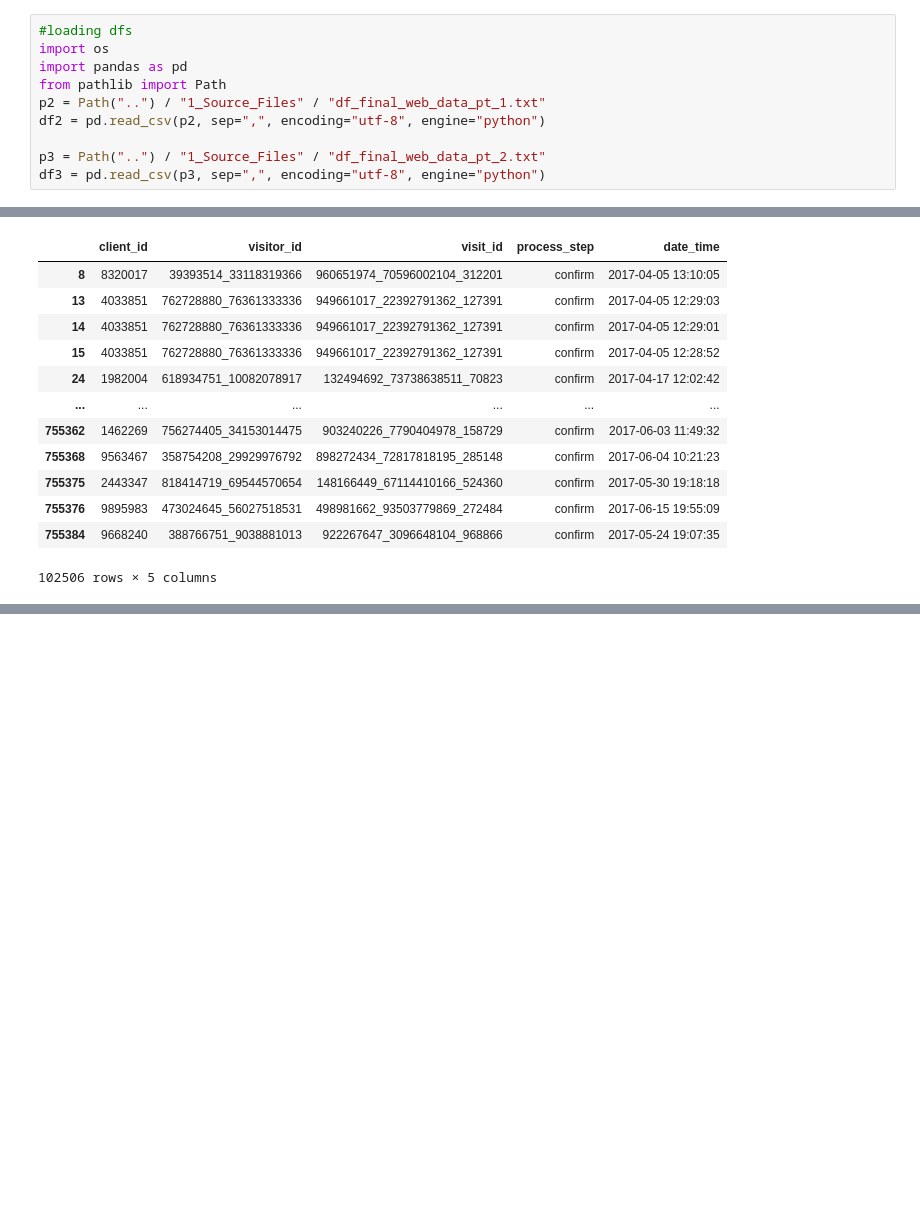
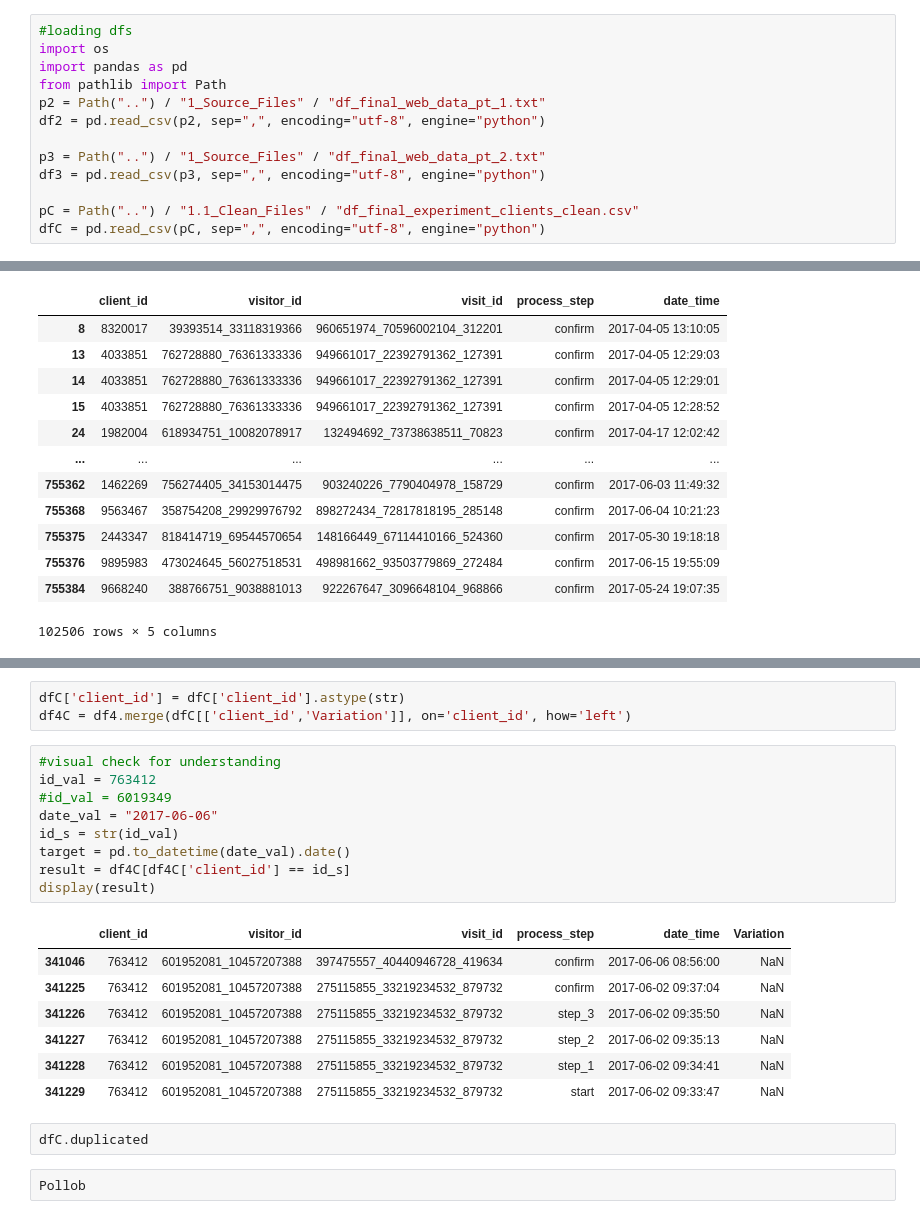
Before and after one commit to bloodnickel/project_2, a Jupyter notebook: 2_Python_Notebook/mykyta.ipynb, the cells around one changed output, grey strips where cells are left out. Saved outputs shown, nothing was run; the diff lists cells and outputs as text; blank space fills up the shorter version.

```diff
--- a/2_Python_Notebook/mykyta.ipynb
+++ b/2_Python_Notebook/mykyta.ipynb
@@ -8,4 +8,7 @@ df2 = pd.read_csv(p2, sep=",", encoding="utf-8", engine="python")
 
 p3 = Path("..") / "1_Source_Files" / "df_final_web_data_pt_2.txt"
 df3 = pd.read_csv(p3, sep=",", encoding="utf-8", engine="python")
+
+pC = Path("..") / "1.1_Clean_Files" / "df_final_experiment_clients_clean.csv"
+dfC = pd.read_csv(pC, sep=",", encoding="utf-8", engine="python")
 # %%
@@ -179,0 +199,24 @@ result2.to_excel("crosstab_by_true_count.xlsx", sheet_name="crosstab", index=Tru
+# %%
+dfC['client_id'] = dfC['client_id'].astype(str)
+df4C = df4.merge(dfC[['client_id','Variation']], on='client_id', how='left')
+# %%
+#visual check for understanding
+id_val = 763412
+#id_val = 6019349
+date_val = "2017-06-06"
+id_s = str(id_val)
+target = pd.to_datetime(date_val).date()
+result = df4C[df4C['client_id'] == id_s]
+display(result)
+# %% [output]
+|  | client_id | visitor_id | visit_id | process_step | date_time | Variation |
+| 341046 | 763412 | 601952081_10457207388 | 397475557_40440946728_419634 | confirm | 2017-06-06 08:56:00 | NaN |
+| 341225 | 763412 | 601952081_10457207388 | 275115855_33219234532_879732 | confirm | 2017-06-02 09:37:04 | NaN |
+| 341226 | 763412 | 601952081_10457207388 | 275115855_33219234532_879732 | step_3 | 2017-06-02 09:35:50 | NaN |
+| 341227 | 763412 | 601952081_10457207388 | 275115855_33219234532_879732 | step_2 | 2017-06-02 09:35:13 | NaN |
+| 341228 | 763412 | 601952081_10457207388 | 275115855_33219234532_879732 | step_1 | 2017-06-02 09:34:41 | NaN |
+| 341229 | 763412 | 601952081_10457207388 | 275115855_33219234532_879732 | start | 2017-06-02 09:33:47 | NaN |
+# %%
+dfC.duplicated
+# %%
+Pollob
```
Also changed, not shown: parts of 4 cells of this notebook.
